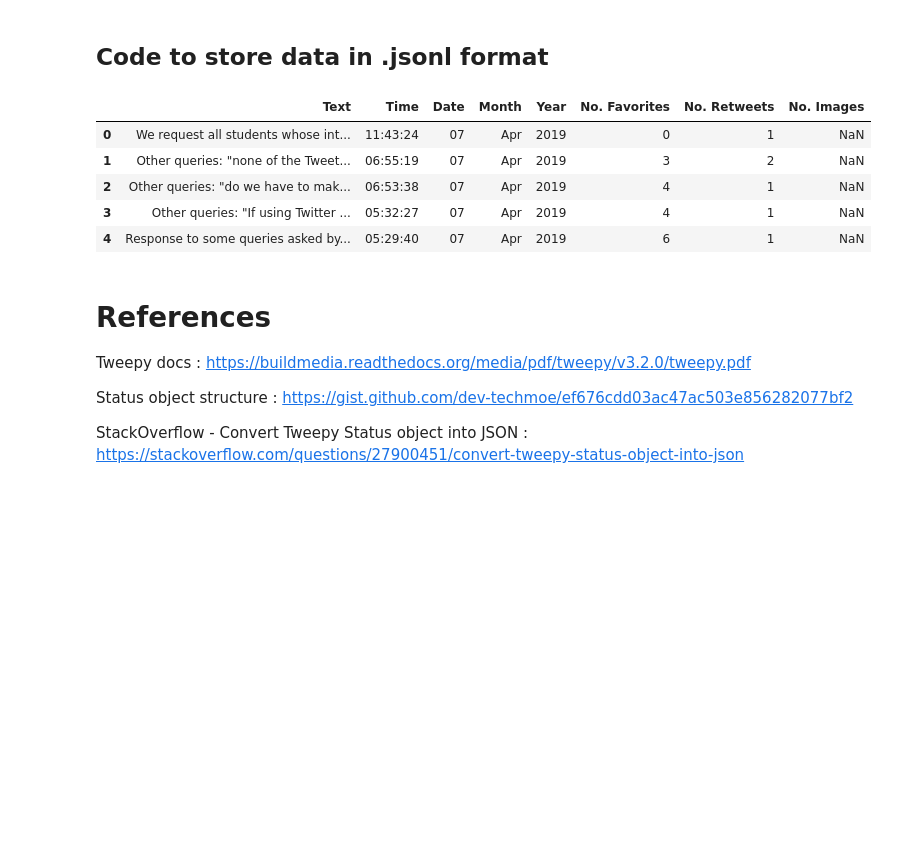
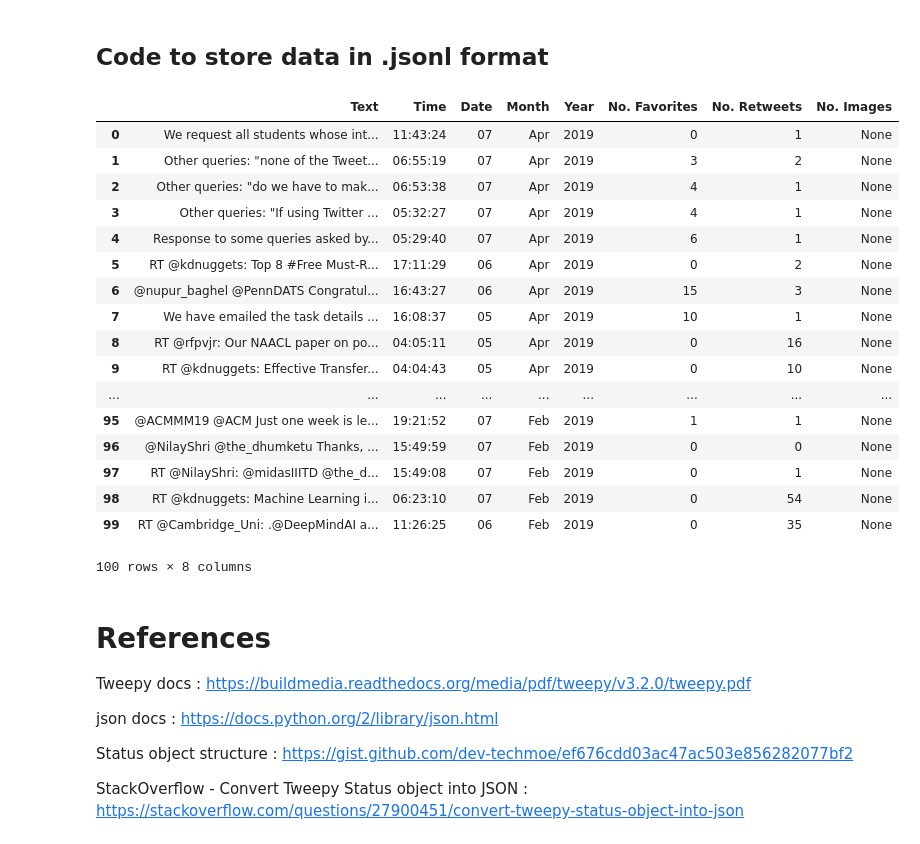
Before and after one commit to Adithya-MN/ML-Task, a Jupyter notebook: Python_Problem/Python_Task.ipynb, the cells around one changed output. Drawn from its saved outputs; the diff is of its cells as text; code cells hidden in the pictures; blank space fills up the shorter version.

```diff
--- a/Python_Problem/Python_Task.ipynb
+++ b/Python_Problem/Python_Task.ipynb
@@ -219,22 +275,34 @@ def extract_tweet_info(file):
         data_df["No. Images"] = n_images
 
         return(data_df)
-# %%
-data_extracted = extract_tweet_info("data.jsonl")
 # %%
-data_extracted.head()
+data_extracted.head(100)
 # %% [output]
 |  | Text | Time | Date | Month | Year | No. Favorites | No. Retweets | No. Images |
-| 0 | We request all students whose int... | 11:43:24 | 07 | Apr | 2019 | 0 | 1 | NaN |
-| 1 | Other queries: "none of the Tweet... | 06:55:19 | 07 | Apr | 2019 | 3 | 2 | NaN |
-| 2 | Other queries: "do we have to mak... | 06:53:38 | 07 | Apr | 2019 | 4 | 1 | NaN |
-| 3 | Other queries: "If using Twitter ... | 05:32:27 | 07 | Apr | 2019 | 4 | 1 | NaN |
-| 4 | Response to some queries asked by... | 05:29:40 | 07 | Apr | 2019 | 6 | 1 | NaN |
+| 0 | We request all students whose int... | 11:43:24 | 07 | Apr | 2019 | 0 | 1 | None |
+| 1 | Other queries: "none of the Tweet... | 06:55:19 | 07 | Apr | 2019 | 3 | 2 | None |
+| 2 | Other queries: "do we have to mak... | 06:53:38 | 07 | Apr | 2019 | 4 | 1 | None |
+| 3 | Other queries: "If using Twitter ... | 05:32:27 | 07 | Apr | 2019 | 4 | 1 | None |
+| 4 | Response to some queries asked by... | 05:29:40 | 07 | Apr | 2019 | 6 | 1 | None |
+| 5 | RT @kdnuggets: Top 8 #Free Must-R... | 17:11:29 | 06 | Apr | 2019 | 0 | 2 | None |
+| 6 | @nupur_baghel @PennDATS Congratul... | 16:43:27 | 06 | Apr | 2019 | 15 | 3 | None |
+| 7 | We have emailed the task details ... | 16:08:37 | 05 | Apr | 2019 | 10 | 1 | None |
+| 8 | RT @rfpvjr: Our NAACL paper on po... | 04:05:11 | 05 | Apr | 2019 | 0 | 16 | None |
+| 9 | RT @kdnuggets: Effective Transfer... | 04:04:43 | 05 | Apr | 2019 | 0 | 10 | None |
+| ... | ... | ... | ... | ... | ... | ... | ... | ... |
+| 95 | @ACMMM19 @ACM Just one week is le... | 19:21:52 | 07 | Feb | 2019 | 1 | 1 | None |
+| 96 | @NilayShri @the_dhumketu Thanks, ... | 15:49:59 | 07 | Feb | 2019 | 0 | 0 | None |
+| 97 | RT @NilayShri: @midasIIITD @the_d... | 15:49:08 | 07 | Feb | 2019 | 0 | 1 | None |
+| 98 | RT @kdnuggets: Machine Learning i... | 06:23:10 | 07 | Feb | 2019 | 0 | 54 | None |
+| 99 | RT @Cambridge_Uni: .@DeepMindAI a... | 11:26:25 | 06 | Feb | 2019 | 0 | 35 | None |
+100 rows × 8 columns
 # %% [markdown]
 # References
 
 Tweepy docs : https://buildmedia.readthedocs.org/media/pdf/tweepy/v3.2.0/tweepy.pdf
 
+json docs : https://docs.python.org/2/library/json.html
+
 Status object structure : https://gist.github.com/dev-techmoe/ef676cdd03ac47ac503e856282077bf2
 
 StackOverflow -
```
Also changed, not shown: parts of 14 cells of this notebook, 2 other files.
